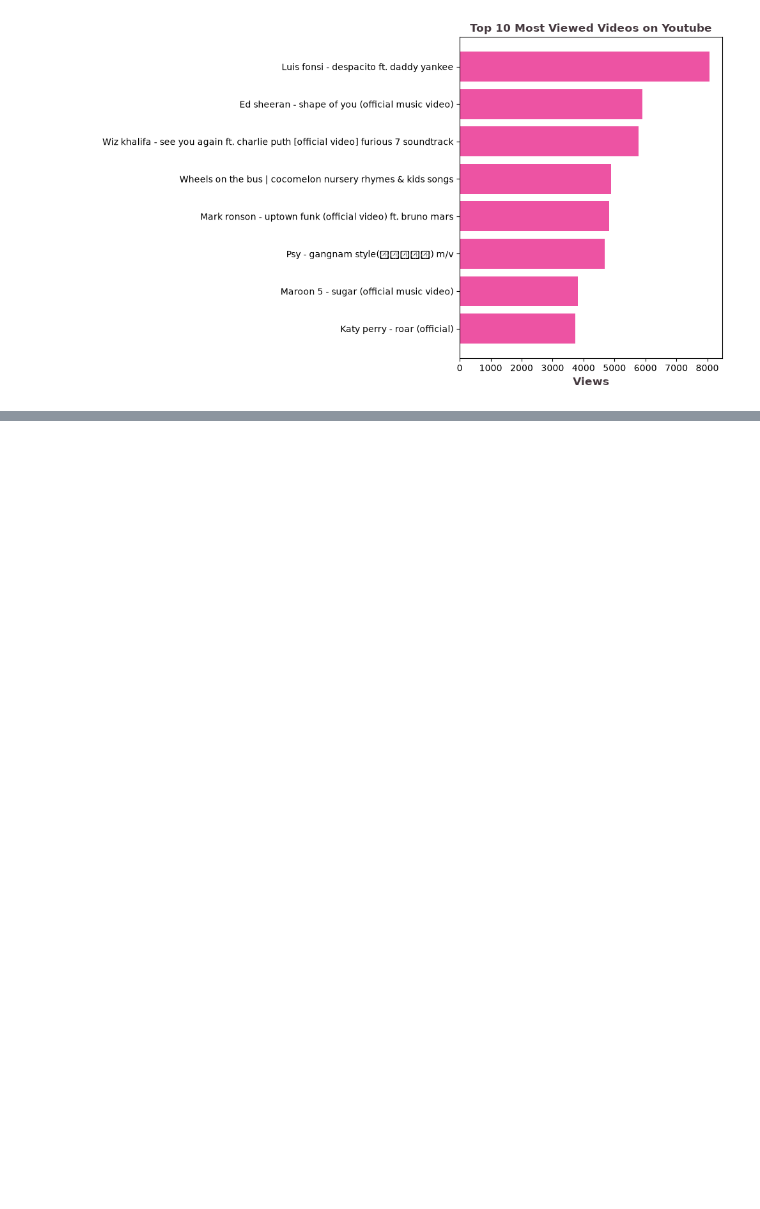
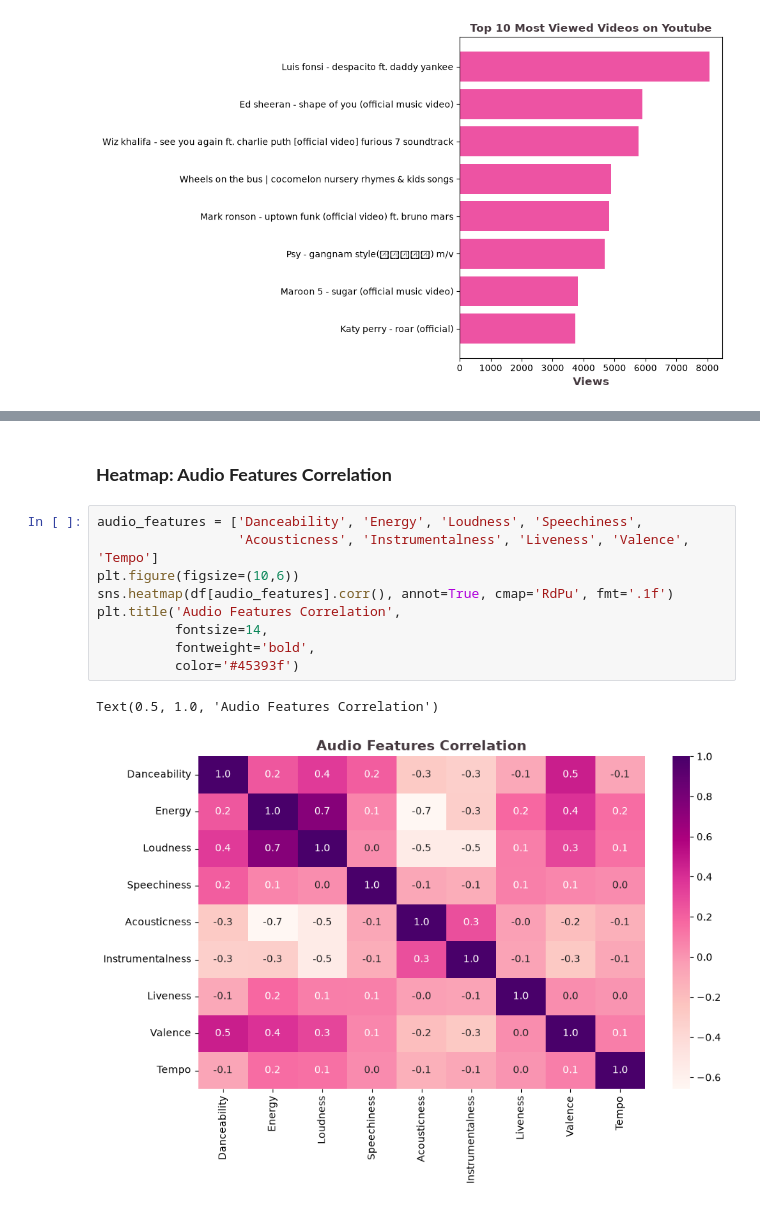
Before and after one commit to Ahadmoen/Spotify_vs_Youtube_EDA, a Jupyter notebook: Analysis/main.ipynb, the cells around one changed output, grey strips where cells are left out. Saved outputs shown, nothing was run; the diff lists cells and outputs as text; blank space fills up the shorter version.

```diff
--- a/Analysis/main.ipynb
+++ b/Analysis/main.ipynb
@@ -756,0 +771,14 @@ warnings.filterwarnings('ignore')
+# %% [markdown]
+### **Heatmap: Audio Features Correlation**
+# %%
+audio_features = ['Danceability', 'Energy', 'Loudness', 'Speechiness',
+                  'Acousticness', 'Instrumentalness', 'Liveness', 'Valence', 'Tempo']
+plt.figure(figsize=(10,6))
+sns.heatmap(df[audio_features].corr(), annot=True, cmap='RdPu', fmt='.1f')
+plt.title('Audio Features Correlation',
+          fontsize=14,
+          fontweight='bold',
+          color='#45393f')
+# %% [output]
+Text(0.5, 1.0, 'Audio Features Correlation')
+[figure, added]
```
Also changed, not shown: parts of 2 cells of this notebook.
